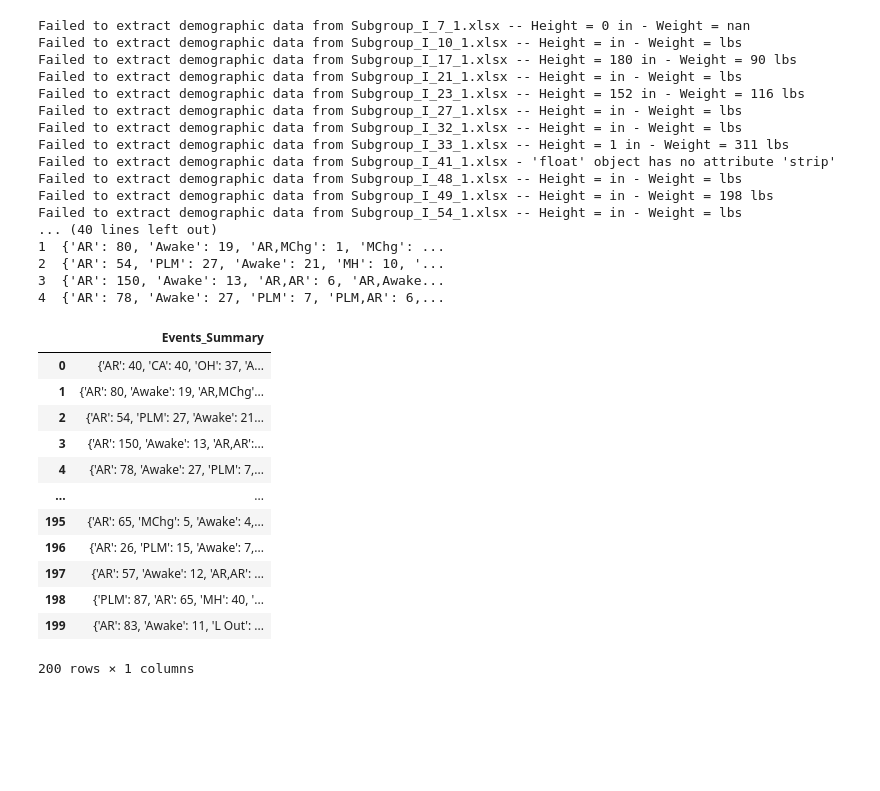
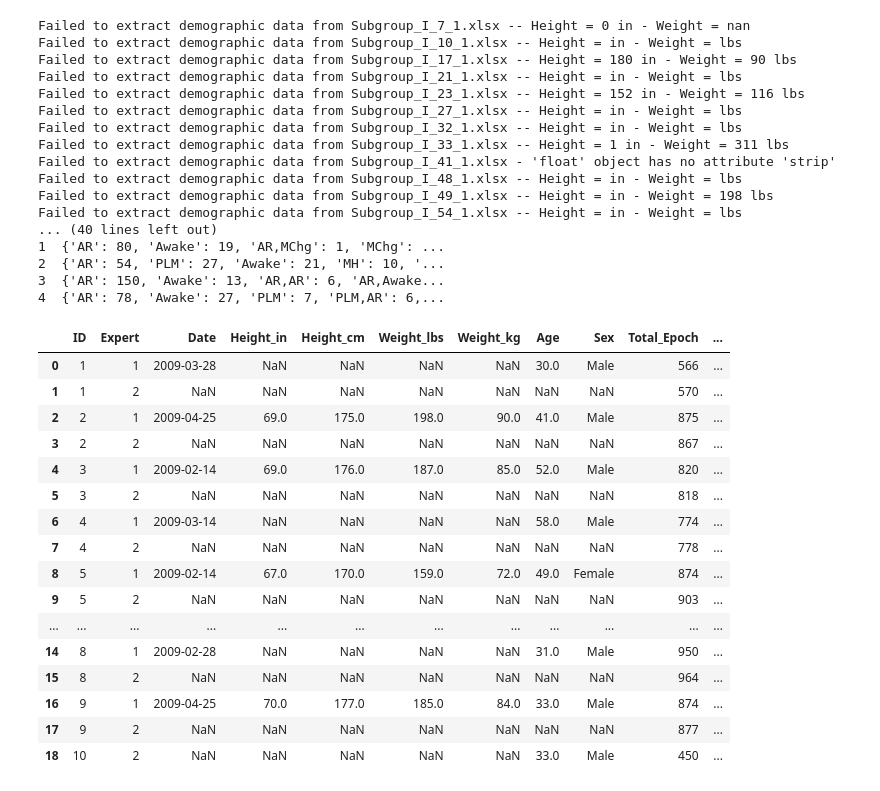
Before and after one commit to josh314151/DATA-601-602-G15, a Jupyter notebook: data_wrangling_rs.ipynb, the cells around one changed output. Drawn from its saved outputs; the diff is of its cells as text; code cells hidden in the pictures; blank space fills up the shorter version.

```diff
--- a/data_wrangling_rs.ipynb
+++ b/data_wrangling_rs.ipynb
@@ -159,21 +159,27 @@ Failed to extract demographic data from Subgroup_I_54_1.xlsx -- Height = in - We
 2  {'AR': 54, 'PLM': 27, 'Awake': 21, 'MH': 10, '...
 3  {'AR': 150, 'Awake': 13, 'AR,AR': 6, 'AR,Awake...
 4  {'AR': 78, 'Awake': 27, 'PLM': 7, 'PLM,AR': 6,...
-# %%
-pd.DataFrame.from_dict(final_df["Events_Summary"])
-# %% [output]
-|  | Events_Summary |
-| 0 | {'AR': 40, 'CA': 40, 'OH': 37, 'A... |
-| 1 | {'AR': 80, 'Awake': 19, 'AR,MChg'... |
-| 2 | {'AR': 54, 'PLM': 27, 'Awake': 21... |
-| 3 | {'AR': 150, 'Awake': 13, 'AR,AR':... |
-| 4 | {'AR': 78, 'Awake': 27, 'PLM': 7,... |
-| ... | ... |
-| 195 | {'AR': 65, 'MChg': 5, 'Awake': 4,... |
-| 196 | {'AR': 26, 'PLM': 15, 'Awake': 7,... |
-| 197 | {'AR': 57, 'Awake': 12, 'AR,AR': ... |
-| 198 | {'PLM': 87, 'AR': 65, 'MH': 40, '... |
-| 199 | {'AR': 83, 'Awake': 11, 'L Out': ... |
-200 rows × 1 columns
+# %%
+import pandas as pd
+df = pd.read_csv("summary_data_subgroup_3.csv")
+df
+# %% [output]
+|  | ID | Expert | Date | Height_in | Height_cm | Weight_lbs | Weight_kg | Age | Sex | Total_Epoch | ... |
+| 0 | 1 | 1 | 2009-03-28 | NaN | NaN | NaN | NaN | 30.0 | Male | 566 | ... |
+| 1 | 1 | 2 | NaN | NaN | NaN | NaN | NaN | NaN | NaN | 570 | ... |
+| 2 | 2 | 1 | 2009-04-25 | 69.0 | 175.0 | 198.0 | 90.0 | 41.0 | Male | 875 | ... |
+| 3 | 2 | 2 | NaN | NaN | NaN | NaN | NaN | NaN | NaN | 867 | ... |
+| 4 | 3 | 1 | 2009-02-14 | 69.0 | 176.0 | 187.0 | 85.0 | 52.0 | Male | 820 | ... |
+| 5 | 3 | 2 | NaN | NaN | NaN | NaN | NaN | NaN | NaN | 818 | ... |
+| 6 | 4 | 1 | 2009-03-14 | NaN | NaN | NaN | NaN | 58.0 | Male | 774 | ... |
+| 7 | 4 | 2 | NaN | NaN | NaN | NaN | NaN | NaN | NaN | 778 | ... |
+| 8 | 5 | 1 | 2009-02-14 | 67.0 | 170.0 | 159.0 | 72.0 | 49.0 | Female | 874 | ... |
+| 9 | 5 | 2 | NaN | NaN | NaN | NaN | NaN | NaN | NaN | 903 | ... |
+| ... | ... | ... | ... | ... | ... | ... | ... | ... | ... | ... | ... |
+| 14 | 8 | 1 | 2009-02-28 | NaN | NaN | NaN | NaN | 31.0 | Male | 950 | ... |
+| 15 | 8 | 2 | NaN | NaN | NaN | NaN | NaN | NaN | NaN | 964 | ... |
+| 16 | 9 | 1 | 2009-04-25 | 70.0 | 177.0 | 185.0 | 84.0 | 33.0 | Male | 874 | ... |
+| 17 | 9 | 2 | NaN | NaN | NaN | NaN | NaN | NaN | NaN | 877 | ... |
+| 18 | 10 | 2 | NaN | NaN | NaN | NaN | NaN | 33.0 | Male | 450 | ... |
 # %%
 # Normalize the JSON data into a flat table
```
Also changed, not shown: parts of 4 cells of this notebook, 2 other files.
